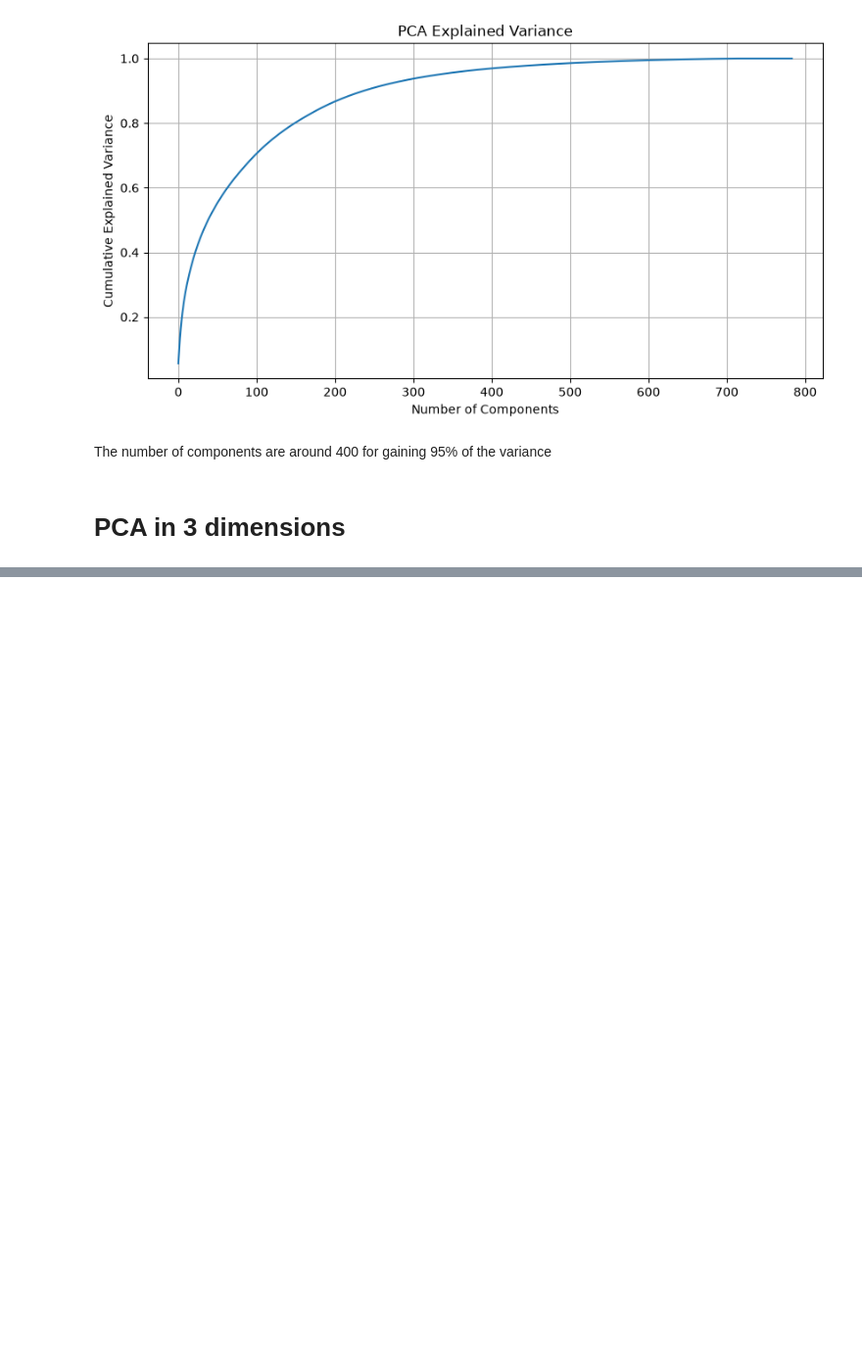
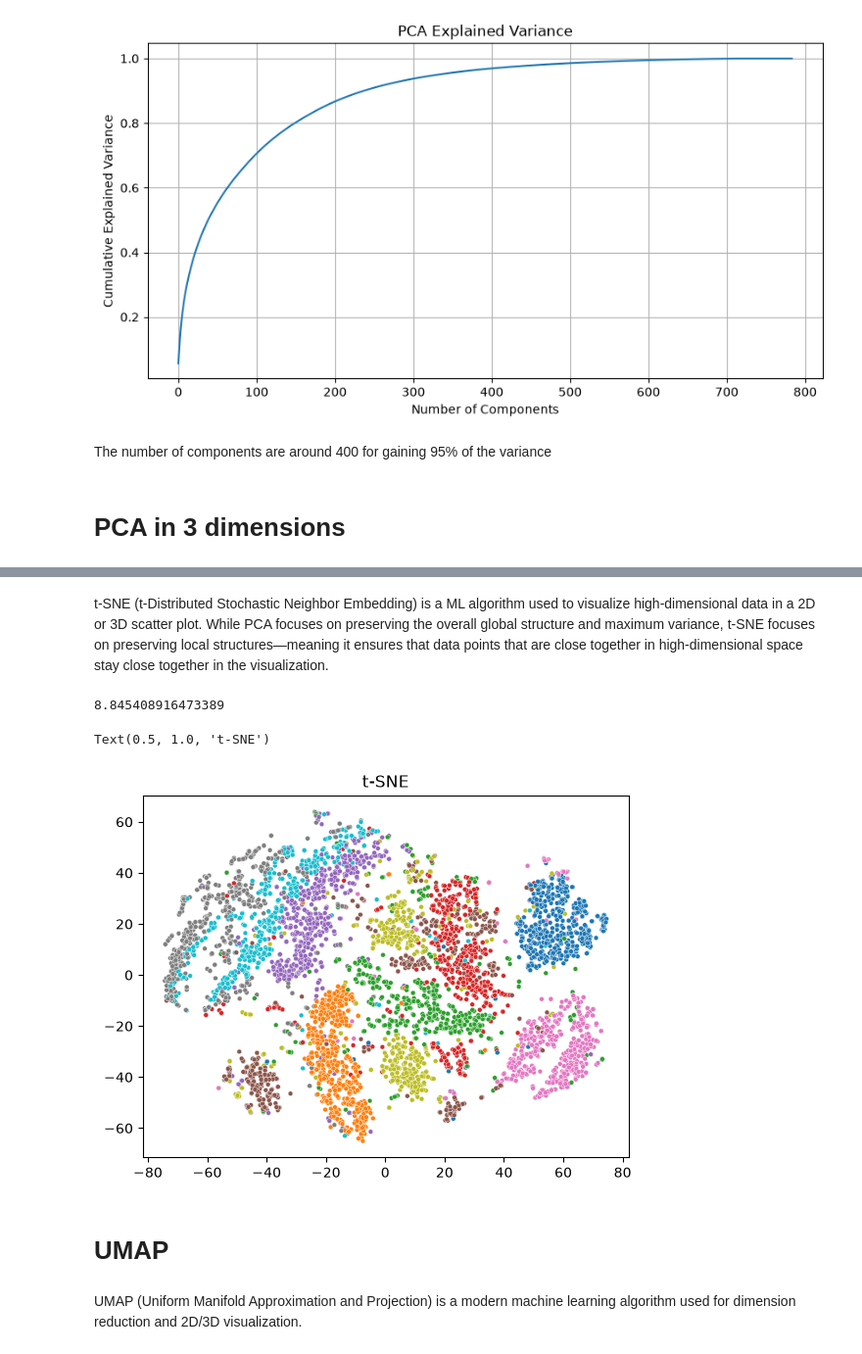
Before and after one commit to shy942/ML-exploration, a Jupyter notebook: notebooks/06_Dimensionality_Reduction.ipynb, the cells around one changed output, grey strips where cells are left out. Shown at 98% size. Cells and saved outputs as stored; diff of their text form; code cells hidden in the pictures; blank space fills up the shorter version.

```diff
--- a/notebooks/06_Dimensionality_Reduction.ipynb
+++ b/notebooks/06_Dimensionality_Reduction.ipynb
@@ -110,0 +136,35 @@ The number of components are around 400 for gaining 95% of the variance
+# %% [markdown]
+t-SNE (t-Distributed Stochastic Neighbor Embedding) is a ML algorithm used to visualize high-dimensional data in a 2D or 3D scatter plot. While PCA focuses on preserving the overall global structure and maximum variance, t-SNE focuses on preserving local structures—meaning it ensures that data points that are close together in high-dimensional space stay close together in the visualization.
+# %%
+# Because t-SNE is computationally expensive, we use a subset (i.e., first 5000 data).
+X_small = X_scaled[:5000]
+y_small = y[:5000]
+# %%
+start = time.time()
+
+tsne = TSNE(n_components=2, random_state=42)
+X_tsne = tsne.fit_transform(X_small)
+end = time.time()
+tsne_time = end-start
+print(end-start)
+# %% [output]
+8.845408916473389
+# %%
+fig = plt.Figure(figsize=(10,8))
+sns.scatterplot(
+    x=X_tsne[:,0],
+    y=X_tsne[:,1],
+    hue=y_small,
+    palette="tab10",
+    legend=False,
+    s=12
+)
+
+plt.title("t-SNE")
+# %% [output]
+Text(0.5, 1.0, 't-SNE')
+[figure, added]
+# %% [markdown]
+# UMAP
+# %% [markdown]
+UMAP (Uniform Manifold Approximation and Projection) is a modern machine learning algorithm used for dimension reduction and 2D/3D visualization.
```
Also changed, not shown: parts of 13 cells of this notebook.
